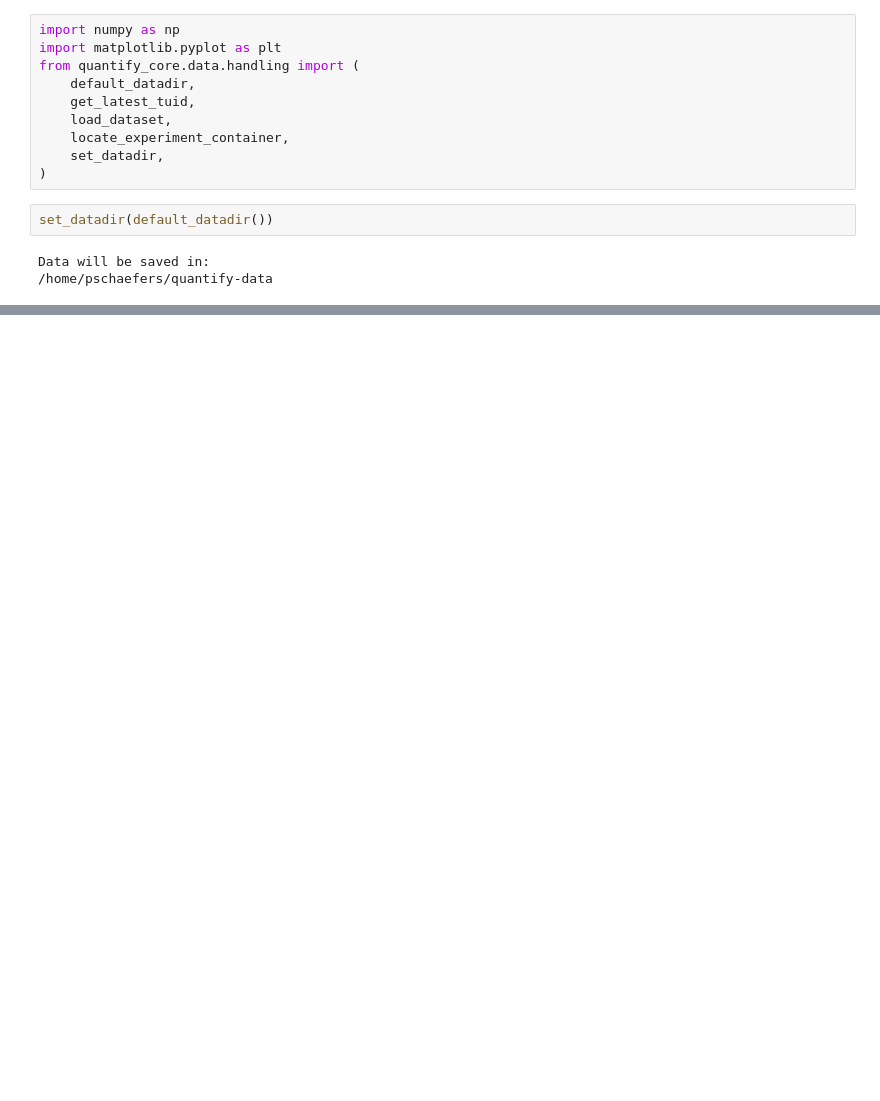
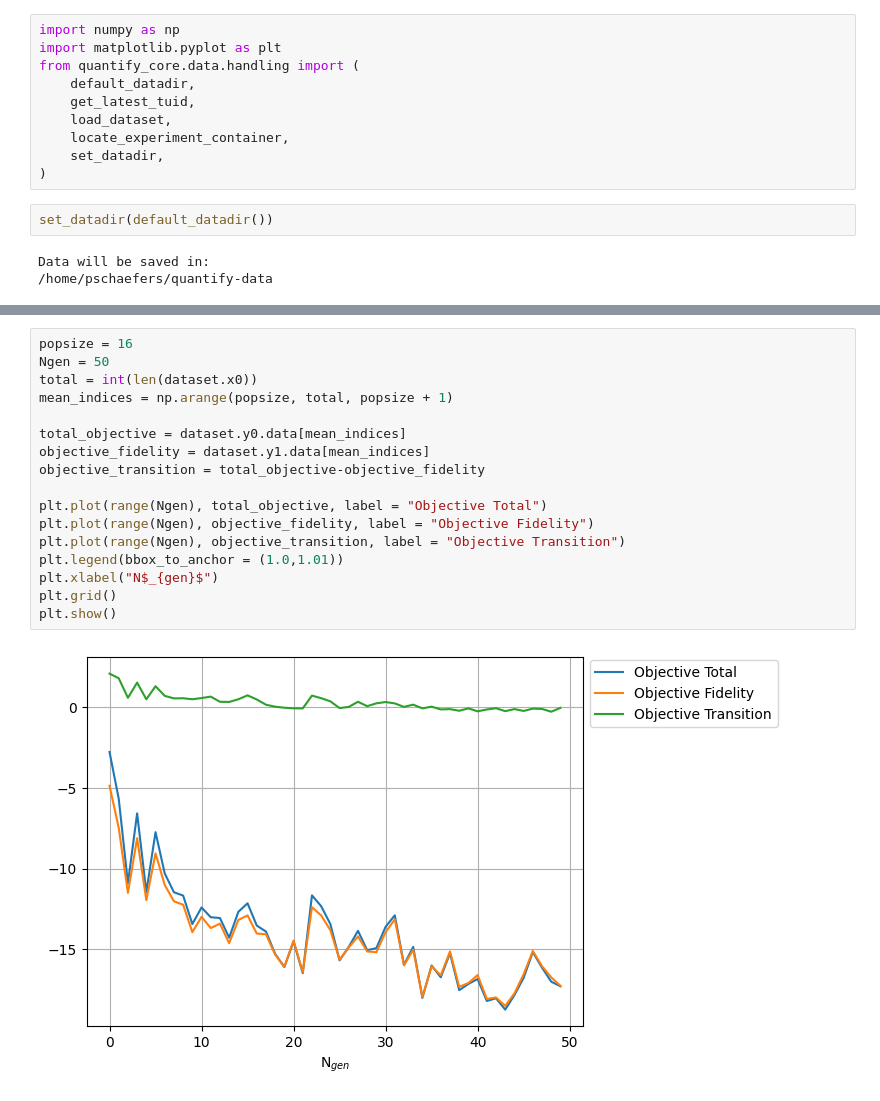
Before and after one commit to peterschaefers/MEP, a Jupyter notebook: CMAES fidelity and transition.ipynb, the cells around one changed output, grey strips where cells are left out. Saved outputs shown, nothing was run; the diff lists cells and outputs as text; blank space fills up the shorter version.

Commit message:
Some new data analysis of the combined transition matrix and fidelities objective
Signed-off-by: peterschaefers <p.schaefers@student.tudelft.nl>

```diff
--- a/CMAES fidelity and transition.ipynb
+++ b/CMAES fidelity and transition.ipynb
@@ -35,3 +35,22 @@ Coordinates:
     1d_2_settables_uniformly_spaced:  True
     elements:                         ['D8', 'D6', 'Z2']
     edges:                            []
+# %%
+popsize = 16
+Ngen = 50
+total = int(len(dataset.x0))
+mean_indices = np.arange(popsize, total, popsize + 1)
+
+total_objective = dataset.y0.data[mean_indices]
+objective_fidelity = dataset.y1.data[mean_indices]
+objective_transition = total_objective-objective_fidelity
+
+plt.plot(range(Ngen), total_objective, label = "Objective Total")
+plt.plot(range(Ngen), objective_fidelity, label = "Objective Fidelity")
+plt.plot(range(Ngen), objective_transition, label = "Objective Transition")
+plt.legend(bbox_to_anchor = (1.0,1.01))
+plt.xlabel("N$_{gen}$")
+plt.grid()
+plt.show()
+# %% [output]
+[figure, added]
```
Also changed, not shown: parts of 2 cells of this notebook, 2 other files.
